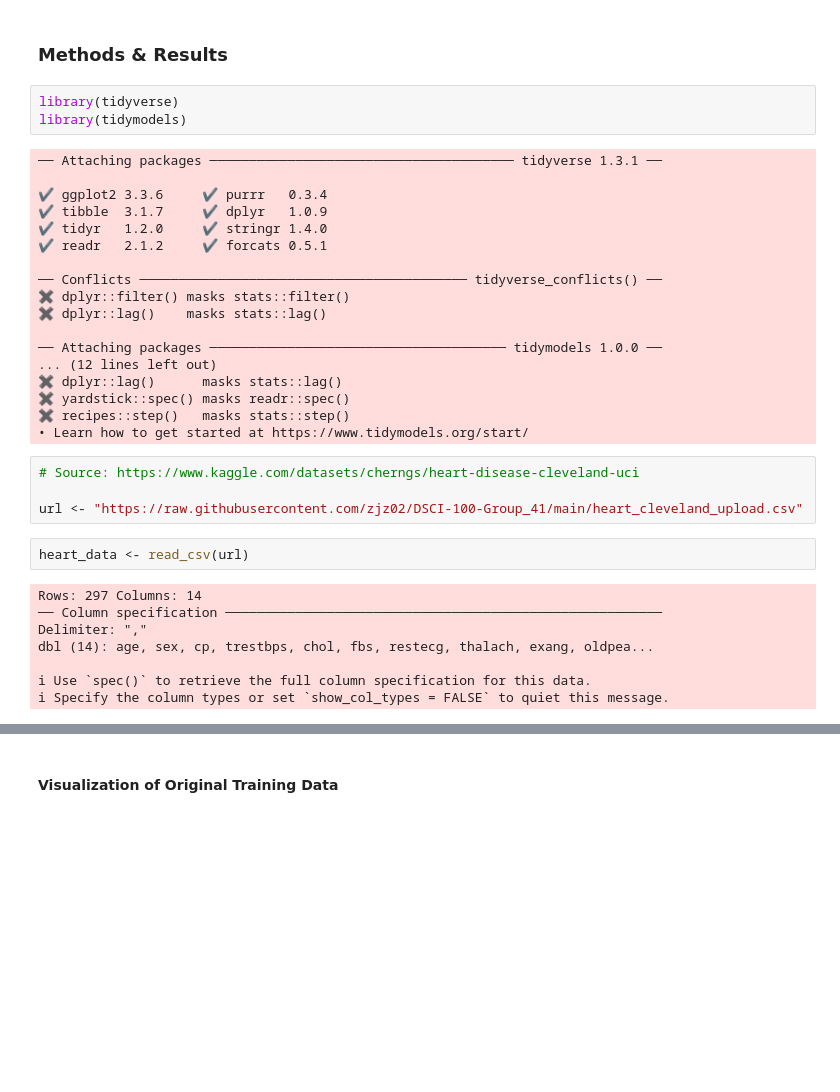
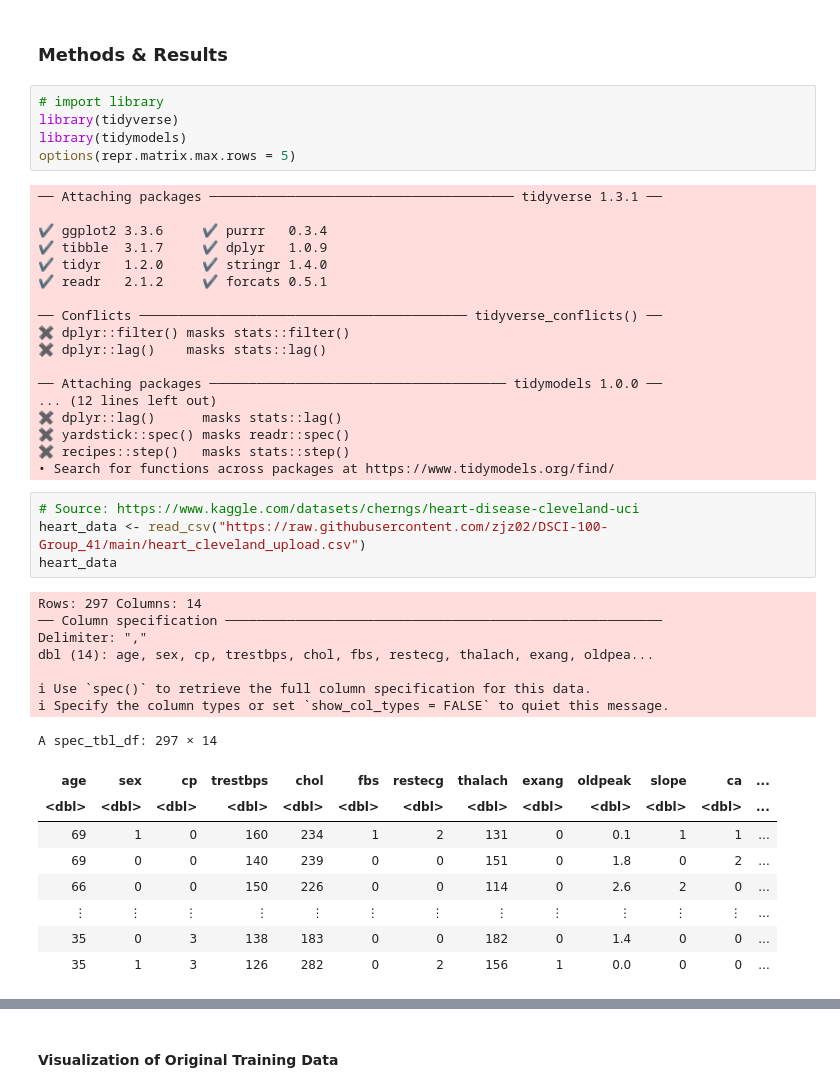
Before and after one commit to zjz02/DSCI-100-Group_41, a Jupyter notebook: Project Charlie.ipynb, the cells around one changed output, grey strips where cells are left out. Drawn from its saved outputs; the diff is of its cells as text; blank space fills up the shorter version.

```diff
--- a/Project Charlie.ipynb
+++ b/Project Charlie.ipynb
@@ -5,8 +29,10 @@
 # %% [markdown]
 ### Methods & Results
 # %%
+# import library
 library(tidyverse)
 library(tidymodels)
+options(repr.matrix.max.rows = 5)
 # %% [output]
 ── Attaching packages ─────────────────────────────────────── tidyverse 1.3.1 ──
 
@@ -24,18 +50,25 @@ library(tidymodels)
 ✖ dplyr::lag()      masks stats::lag()
 ✖ yardstick::spec() masks readr::spec()
 ✖ recipes::step()   masks stats::step()
-• Learn how to get started at https://www.tidymodels.org/start/
+• Search for functions across packages at https://www.tidymodels.org/find/
 # %%
 # Source: https://www.kaggle.com/datasets/cherngs/heart-disease-cleveland-uci
-
-url <- "https://raw.githubusercontent.com/zjz02/DSCI-100-Group_41/main/heart_cleveland_upload.csv"
+heart_data <- read_csv("https://raw.githubusercontent.com/zjz02/DSCI-100-Group_41/main/heart_cleveland_upload.csv")
+heart_data
+# %% [output]
+Rows: 297 Columns: 14
+── Column specification ────────────────────────────────────────────────────────
+Delimiter: ","
+dbl (14): age, sex, cp, trestbps, chol, fbs, restecg, thalach, exang, oldpea...
+
+ℹ Use `spec()` to retrieve the full column specification for this data.
+ℹ Specify the column types or set `show_col_types = FALSE` to quiet this message.
+A spec_tbl_df: 297 × 14
+| age | sex | cp | trestbps | chol | fbs | restecg | thalach | exang | oldpeak | slope | ca | ... |
+| <dbl> | <dbl> | <dbl> | <dbl> | <dbl> | <dbl> | <dbl> | <dbl> | <dbl> | <dbl> | <dbl> | <dbl> | ... |
+| 69 | 1 | 0 | 160 | 234 | 1 | 2 | 131 | 0 | 0.1 | 1 | 1 | ... |
+| 69 | 0 | 0 | 140 | 239 | 0 | 0 | 151 | 0 | 1.8 | 0 | 2 | ... |
+| 66 | 0 | 0 | 150 | 226 | 0 | 0 | 114 | 0 | 2.6 | 2 | 0 | ... |
+| ⋮ | ⋮ | ⋮ | ⋮ | ⋮ | ⋮ | ⋮ | ⋮ | ⋮ | ⋮ | ⋮ | ⋮ | ... |
+| 35 | 0 | 3 | 138 | 183 | 0 | 0 | 182 | 0 | 1.4 | 0 | 0 | ... |
+| 35 | 1 | 3 | 126 | 282 | 0 | 2 | 156 | 1 | 0.0 | 0 | 0 | ... |
-# %%
-heart_data <- read_csv(url)
-# %% [output]
-Rows: 297 Columns: 14
-── Column specification ────────────────────────────────────────────────────────
-Delimiter: ","
-dbl (14): age, sex, cp, trestbps, chol, fbs, restecg, thalach, exang, oldpea...
-
-ℹ Use `spec()` to retrieve the full column specification for this data.
-ℹ Specify the column types or set `show_col_types = FALSE` to quiet this message.
```
Also changed, not shown: parts of 29 cells of this notebook.
